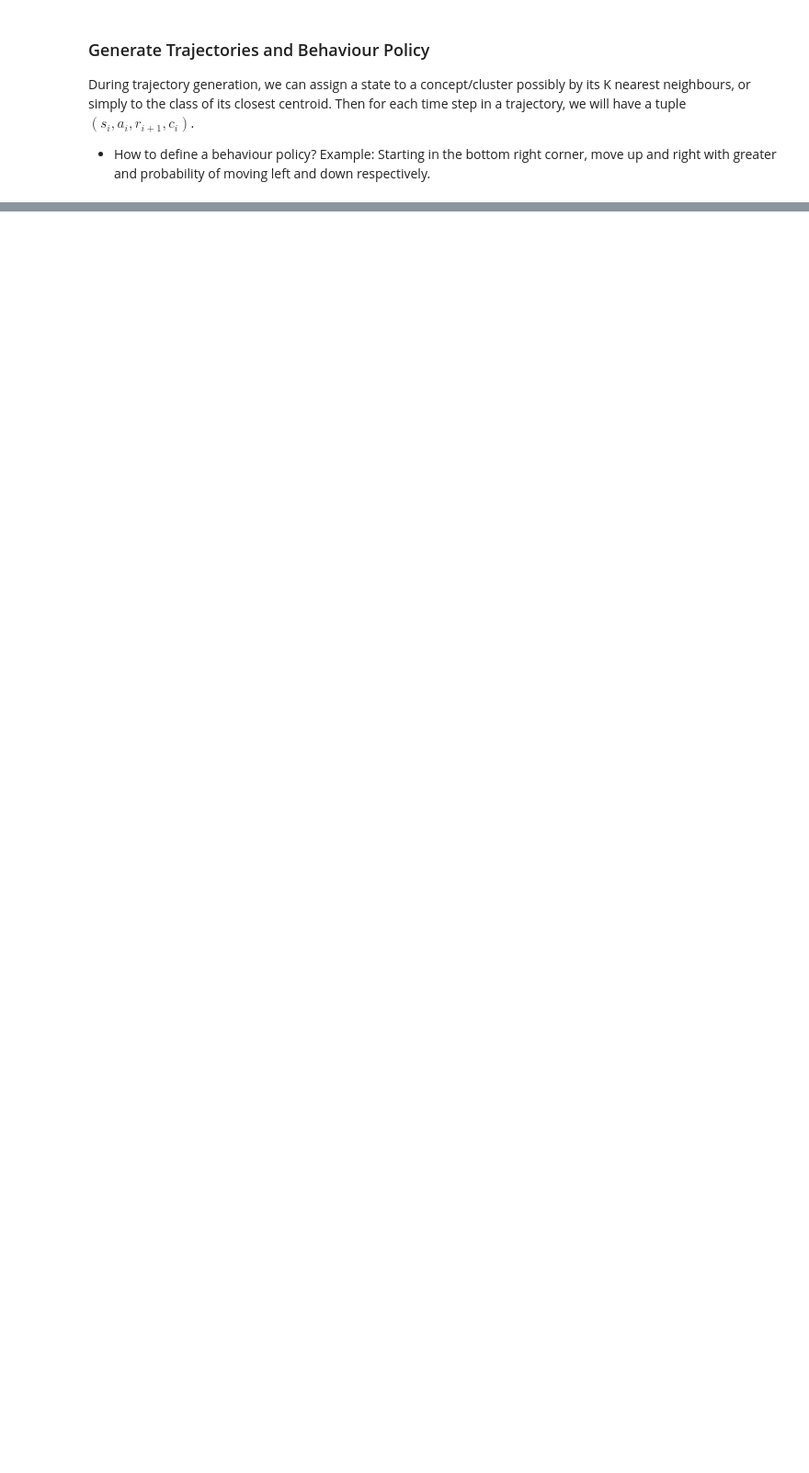
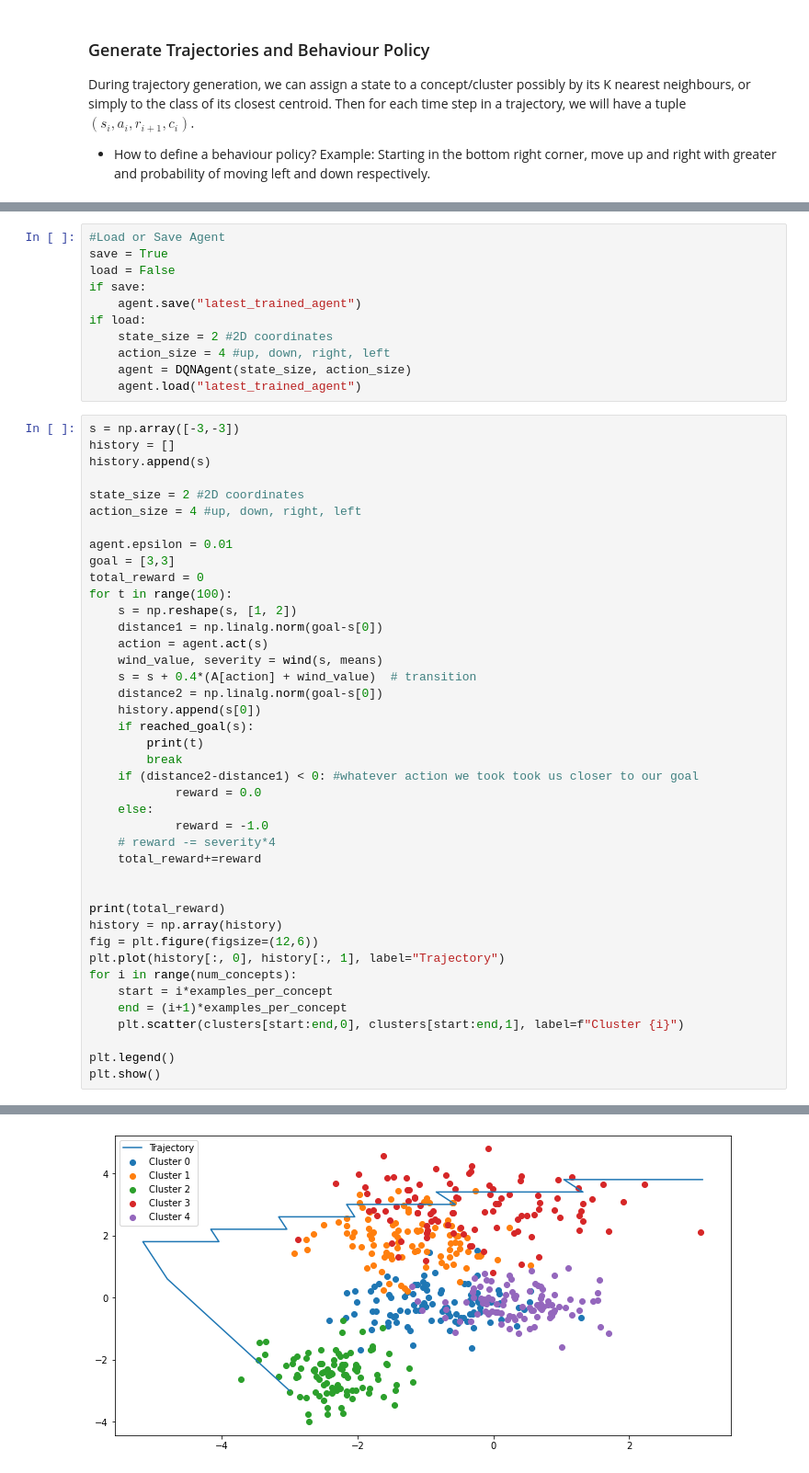
Before and after one commit to jackteversham/concepts-ope, a Jupyter notebook: toy_concepts_regression.ipynb, the cells around one changed output, grey strips where cells are left out. Shown: that part at 92% size. Saved outputs shown, nothing was run; the diff lists cells and outputs as text; blank space fills up the shorter version.

```diff
--- a/toy_concepts_regression.ipynb
+++ b/toy_concepts_regression.ipynb
@@ -106,0 +360,53 @@ Reward: -44
+# %%
+#Load or Save Agent
+save = True
+load = False
+if save:
+    agent.save("latest_trained_agent")
+if load:
+    state_size = 2 #2D coordinates
+    action_size = 4 #up, down, right, left
+    agent = DQNAgent(state_size, action_size)
+    agent.load("latest_trained_agent")
+# %%
+s = np.array([-3,-3])
+history = []
+history.append(s)
+
+state_size = 2 #2D coordinates
+action_size = 4 #up, down, right, left
+
+agent.epsilon = 0.01
+goal = [3,3]
+total_reward = 0
+for t in range(100):
+    s = np.reshape(s, [1, 2])
+    distance1 = np.linalg.norm(goal-s[0])
+    action = agent.act(s)
+    wind_value, severity = wind(s, means)
+    s = s + 0.4*(A[action] + wind_value)  # transition
+    distance2 = np.linalg.norm(goal-s[0])
+    history.append(s[0])
+    if reached_goal(s):
+        print(t)
+        break
+    if (distance2-distance1) < 0: #whatever action we took took us closer to our goal
+            reward = 0.0
+    else:
+            reward = -1.0
+    # reward -= severity*4
+    total_reward+=reward
+
+
+print(total_reward)
+history = np.array(history)
+fig = plt.figure(figsize=(12,6))
+plt.plot(history[:, 0], history[:, 1], label="Trajectory")
+for i in range(num_concepts):
+    start = i*examples_per_concept
+    end = (i+1)*examples_per_concept
+    plt.scatter(clusters[start:end,0], clusters[start:end,1], label=f"Cluster {i}")
+
+plt.legend()
+plt.show()
+# %% [output]
@@ -106,0 +415 @@ Reward: -44
+[figure, added]
```
Also changed, not shown: parts of 9 cells of this notebook, 3 other files.
